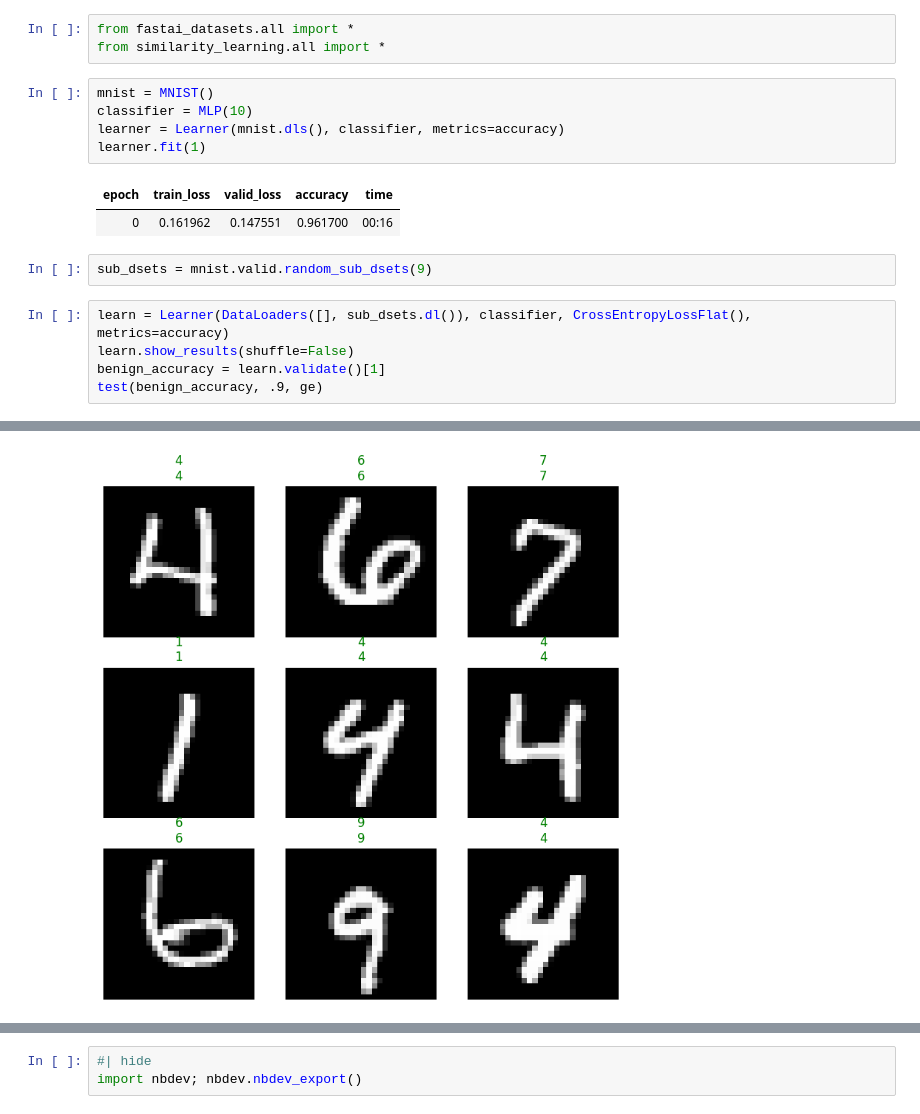
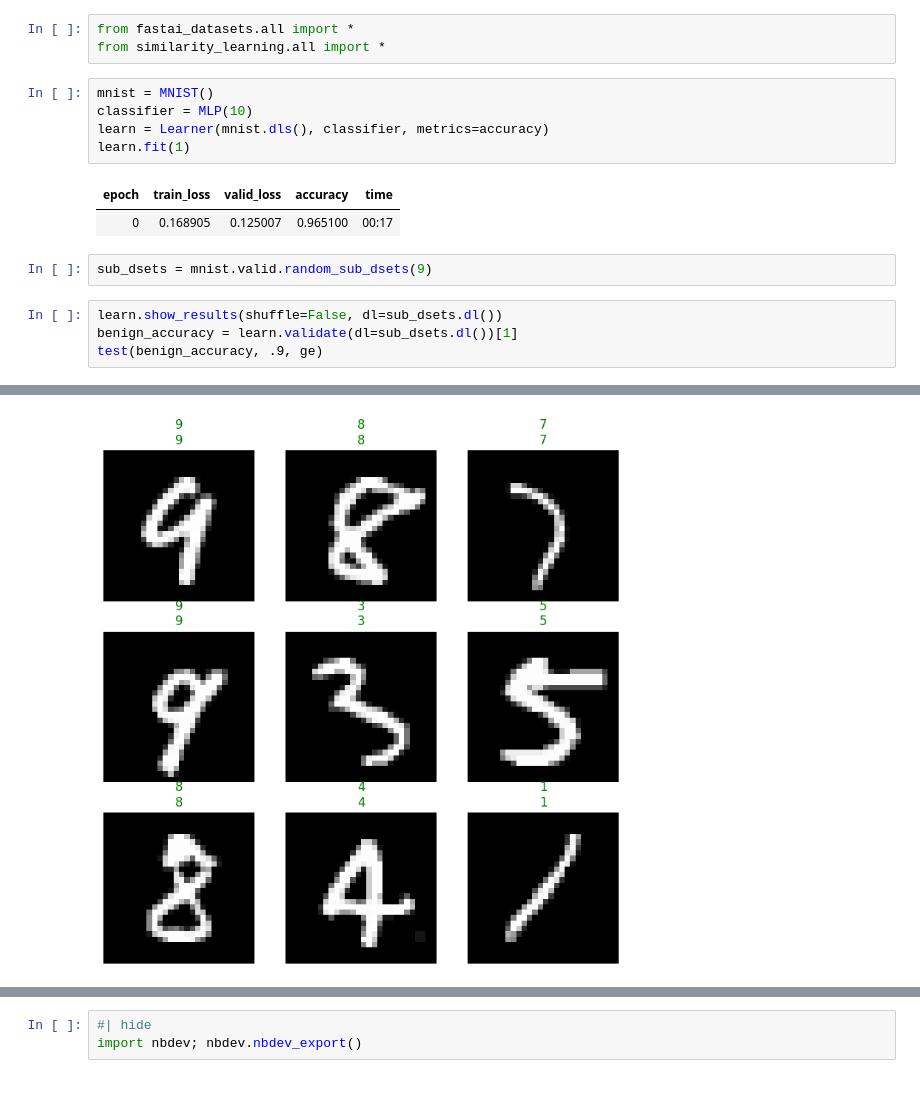
Before and after one commit to Irad-Zehavi/adv-ml, a Jupyter notebook: nbs/evasion.ipynb, the cells around one changed output, grey strips where cells are left out. Saved outputs shown, nothing was run; the diff lists cells and outputs as text.

```diff
--- a/nbs/evasion.ipynb
+++ b/nbs/evasion.ipynb
@@ -101,21 +101,20 @@ from similarity_learning.all import *
 # %%
 mnist = MNIST()
 classifier = MLP(10)
-learner = Learner(mnist.dls(), classifier, metrics=accuracy)
-learner.fit(1)
+learn = Learner(mnist.dls(), classifier, metrics=accuracy)
+learn.fit(1)
 # %% [output]
 | epoch | train_loss | valid_loss | accuracy | time |
-| 0 | 0.161962 | 0.147551 | 0.961700 | 00:16 |
+| 0 | 0.168905 | 0.125007 | 0.965100 | 00:17 |
 # %%
 sub_dsets = mnist.valid.random_sub_dsets(9)
 # %%
-learn = Learner(DataLoaders([], sub_dsets.dl()), classifier, CrossEntropyLossFlat(), metrics=accuracy)
-learn.show_results(shuffle=False)
-benign_accuracy = learn.validate()[1]
+learn.show_results(shuffle=False, dl=sub_dsets.dl())
+benign_accuracy = learn.validate(dl=sub_dsets.dl())[1]
 test(benign_accuracy, .9, ge)
 # %% [output]
 [interactive output not drawn]
-[figure, old version]
+[figure, new version]
 # %%
 attack = PGD(classifier, CrossEntropyLossFlat(), targeted=False, epsilon=.15, n_epochs=10)
 perturbed_dsets = attack.perturb(sub_dsets)
```
Also changed, not shown: parts of 2 cells of this notebook, 3 other files.
